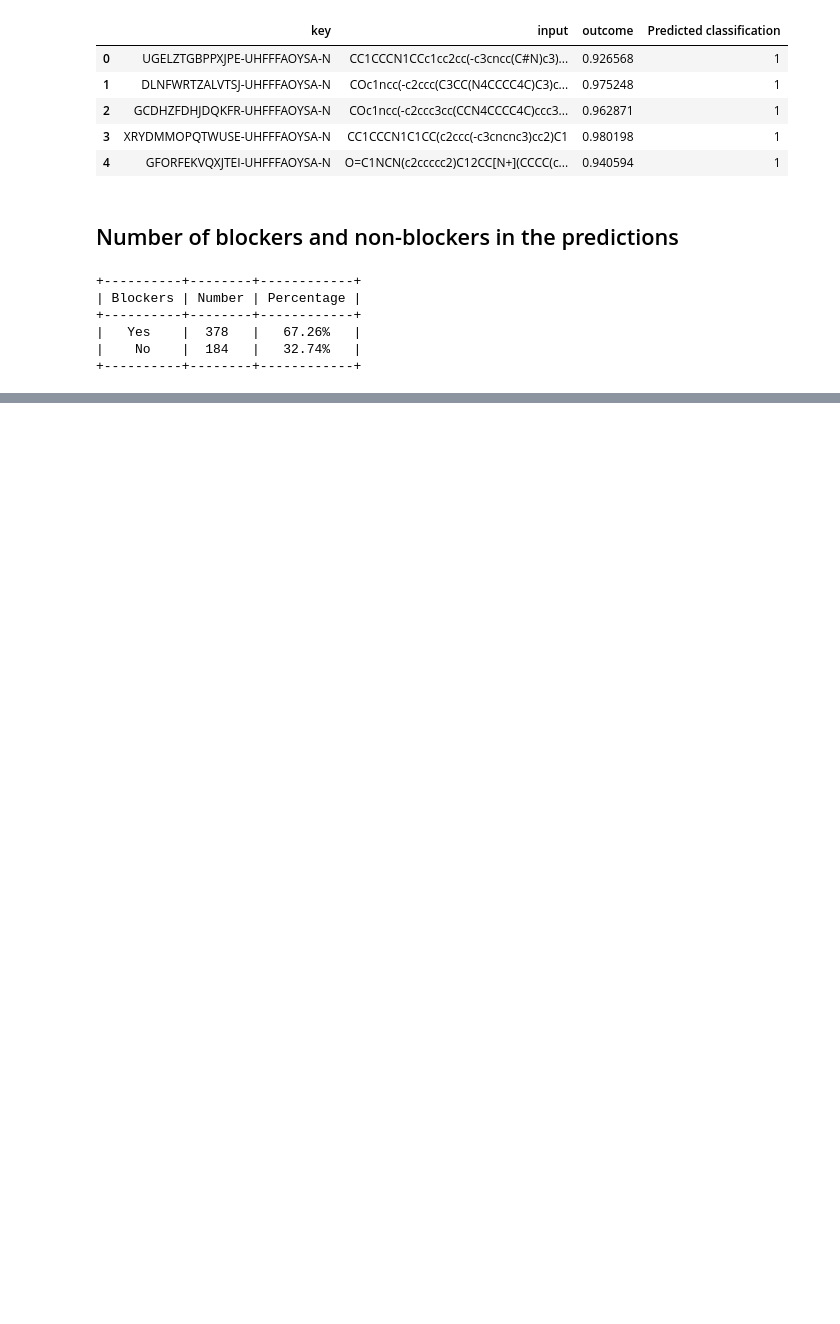
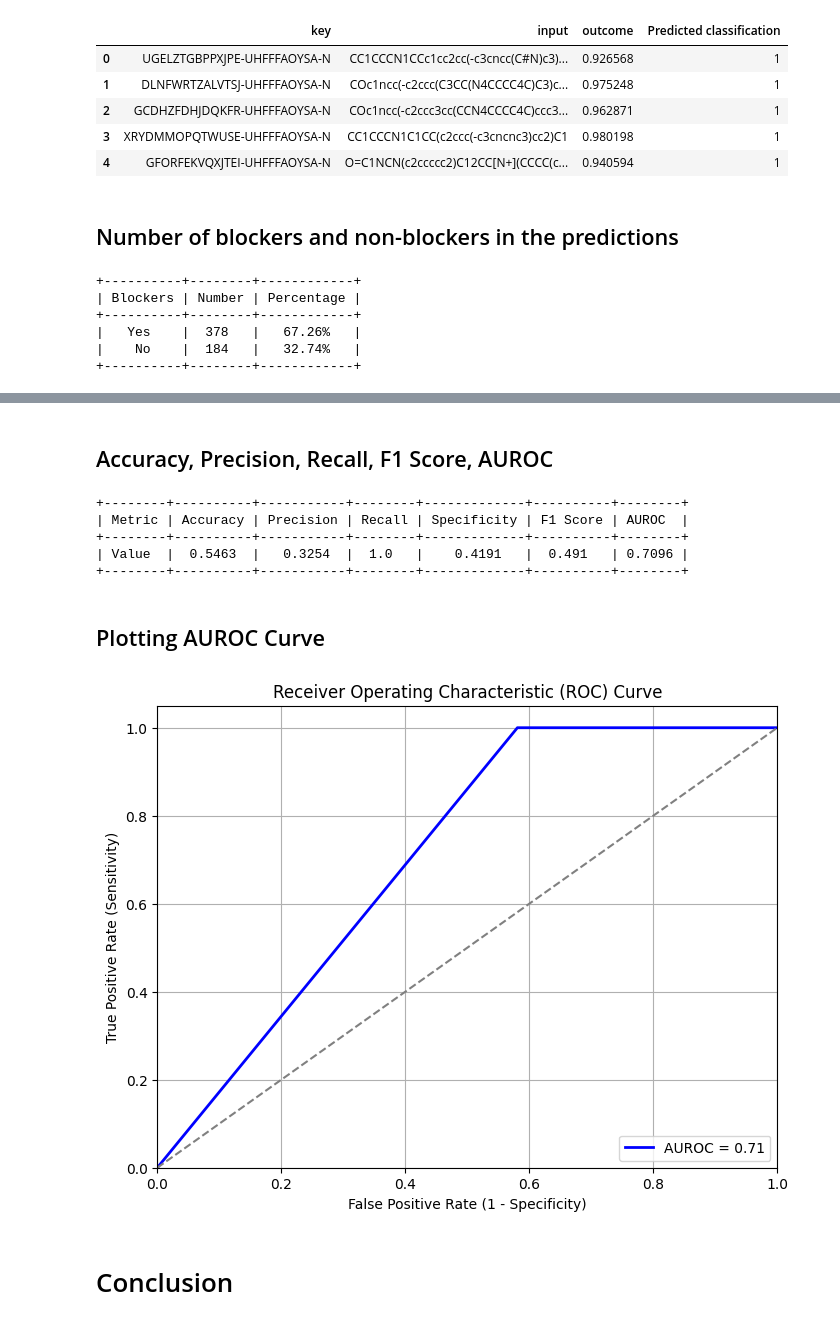
Before and after one commit to dubeyayushi/Contribution-Period-Ersilia, a Jupyter notebook: notebooks/02_external_validation_eos30gr.ipynb, the cells around one changed output, grey strips where cells are left out. Saved outputs shown, nothing was run; the diff lists cells and outputs as text; code cells hidden in the pictures; blank space fills up the shorter version.

```diff
--- a/notebooks/02_external_validation_eos30gr.ipynb
+++ b/notebooks/02_external_validation_eos30gr.ipynb
@@ -363,0 +431,50 @@ print(prediction_table)
+# %% [markdown]
+## Accuracy, Precision, Recall, F1 Score, AUROC
+# %%
+metrics_table = PrettyTable()
+metrics_table.field_names = ["Metric", "Value"]
+metrics_table.add_row(["Accuracy", round(accuracy, 4)])
+metrics_table.add_row(["Precision", round(precision, 4)])
+metrics_table.add_row(["Recall", round(recall, 4)])
+metrics_table.add_row(["Specificity", round(specificity, 4)])
+metrics_table.add_row(["F1 Score", round(f1, 4)])
+metrics_table.add_row(["AUROC", round(auroc, 4)])
+
+# Transpose the table
+metrics_table_transposed = PrettyTable(["Metric", "Accuracy", "Precision", "Recall", "Specificity", "F1 Score", "AUROC"])
+metrics_table_transposed.add_row(["Value"] + [round(accuracy, 4), round(precision, 4), round(recall, 4),
+                                             round(specificity, 4), round(f1, 4), round(auroc, 4)])
+
+# Print the transposed table
+print(metrics_table_transposed)
+# %% [output]
++--------+----------+-----------+--------+-------------+----------+--------+
+| Metric | Accuracy | Precision | Recall | Specificity | F1 Score | AUROC  |
++--------+----------+-----------+--------+-------------+----------+--------+
+| Value  |  0.5463  |   0.3254  |  1.0   |    0.4191   |  0.491   | 0.7096 |
++--------+----------+-----------+--------+-------------+----------+--------+
+# %% [markdown]
+## Plotting AUROC Curve
+# %%
+fpr, tpr, thresholds = roc_curve(true_labels, predicted_labels)
+auc = roc_auc_score(true_labels, predicted_labels)
+
+# Plot AUROC curve
+plt.figure(figsize=(8, 6))
+plt.plot(fpr, tpr, color='blue', lw=2, label='AUROC = %0.2f' % auc)
+plt.plot([0, 1], [0, 1], color='gray', linestyle='--')
+plt.xlim([0.0, 1.0])
+plt.ylim([0.0, 1.05])
+plt.xlabel('False Positive Rate (1 - Specificity)')
+plt.ylabel('True Positive Rate (Sensitivity)')
+plt.title('Receiver Operating Characteristic (ROC) Curve')
+plt.legend(loc="lower right")
+plt.grid(True)
+#Save the plot
+figure_path = '../figures/external_validation/auroc_curve.png'
+plt.savefig(figure_path)
+plt.show()
+# %% [output]
+[figure, added]
+# %% [markdown]
+# Conclusion
```
Also changed, not shown: parts of 25 cells of this notebook, 15 other files.
